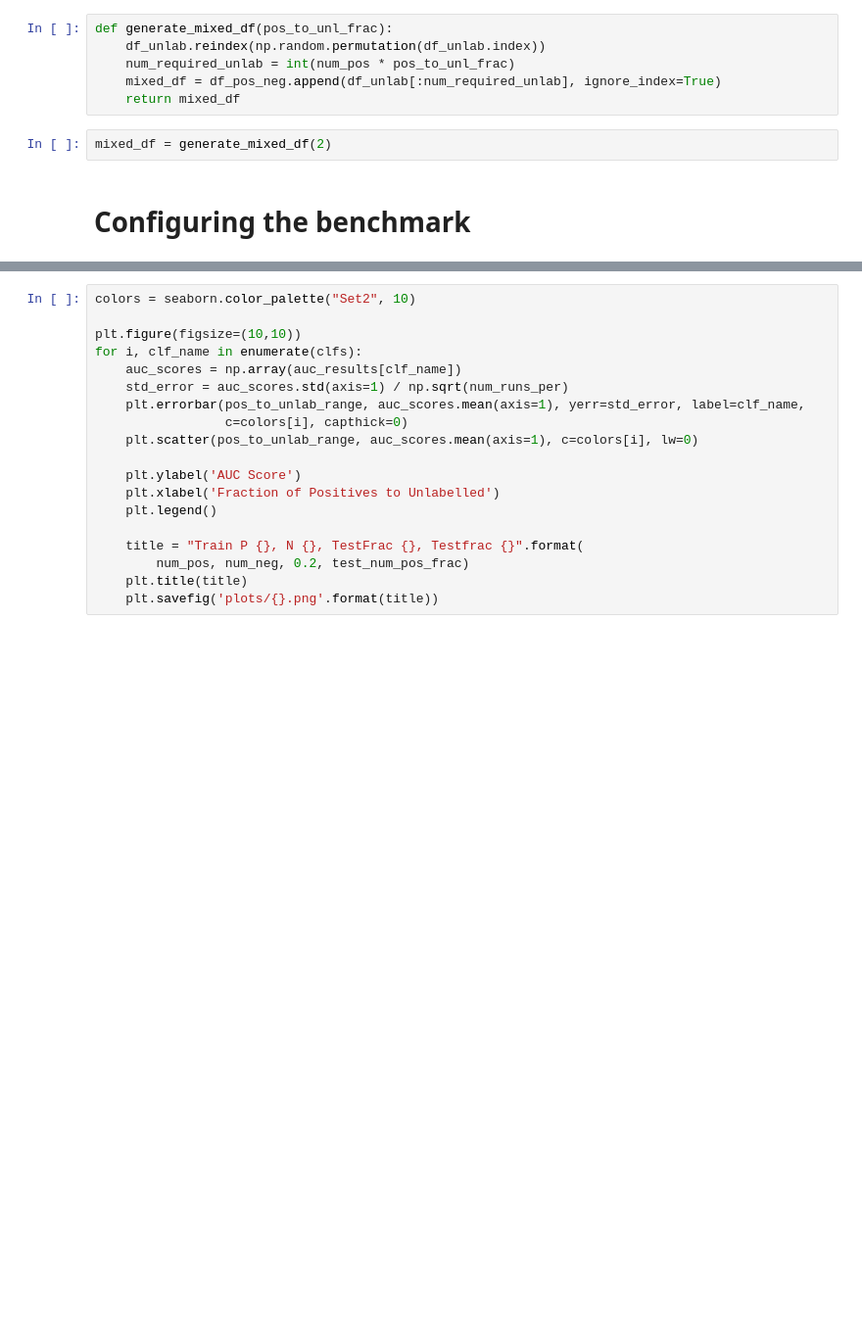
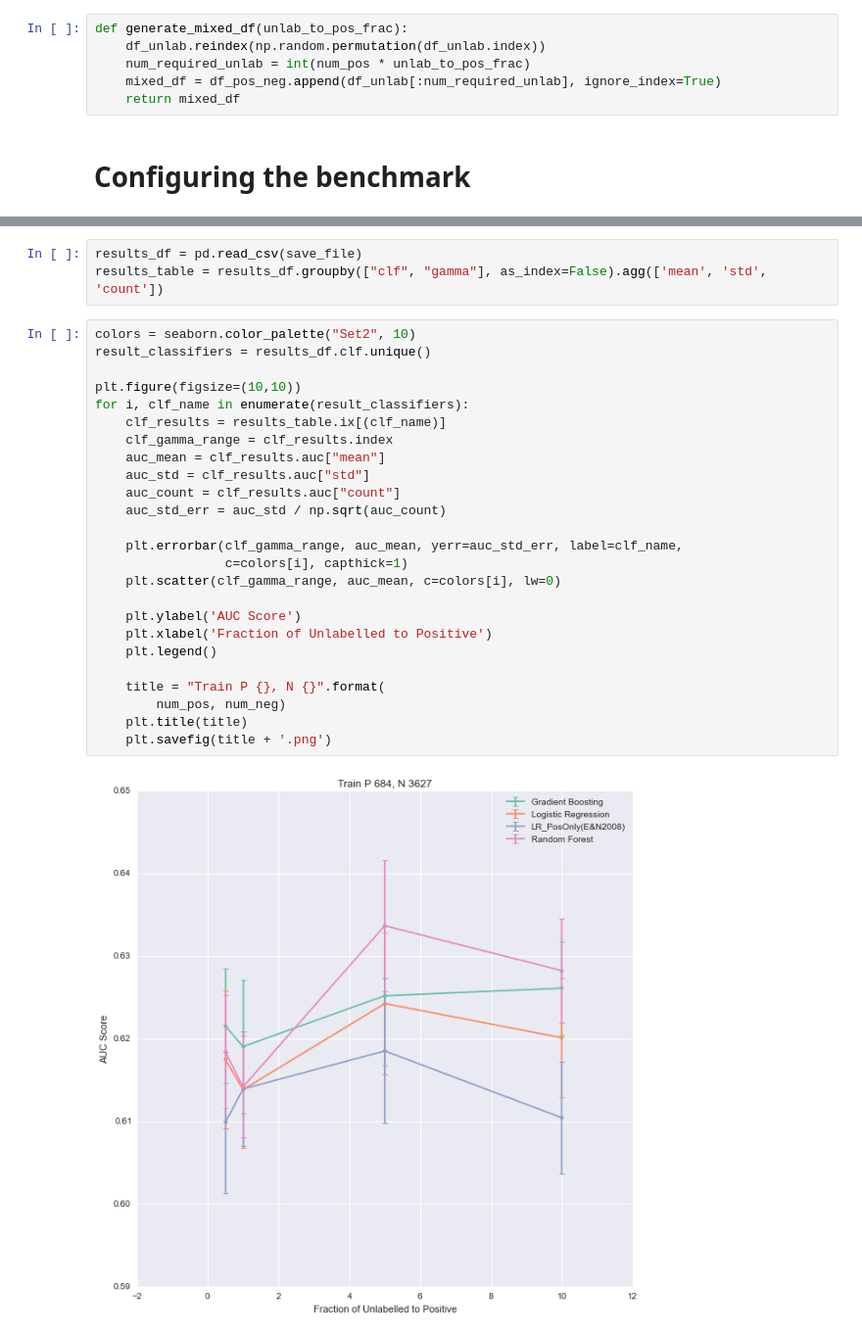
Before and after one commit to lcreyes/GI, a Jupyter notebook: notebook/Test1 AUC vs K.ipynb, the cells around one changed output, grey strips where cells are left out. Shown: that part at 98% size. Cells and saved outputs as stored; diff of their text form; blank space fills up the shorter version.

```diff
--- a/notebook/Test1 AUC vs K.ipynb
+++ b/notebook/Test1 AUC vs K.ipynb
@@ -69,12 +67,10 @@ dtype: int64
 df_pos_neg = df[df['label'] != 0]
 df_unlab = df[df['label'] == 0]
 # %%
-def generate_mixed_df(pos_to_unl_frac):
+def generate_mixed_df(unlab_to_pos_frac):
     df_unlab.reindex(np.random.permutation(df_unlab.index))
-    num_required_unlab = int(num_pos * pos_to_unl_frac)
+    num_required_unlab = int(num_pos * unlab_to_pos_frac)
     mixed_df = df_pos_neg.append(df_unlab[:num_required_unlab], ignore_index=True)
     return mixed_df
-# %%
-mixed_df = generate_mixed_df(2)
 # %% [markdown]
 # Configuring the benchmark
@@ -126,19 +181,30 @@ INFO:voya_notebook:Running classifiers for gamma=30 (0/2)
+# %%
+results_df = pd.read_csv(save_file)
+results_table = results_df.groupby(["clf", "gamma"], as_index=False).agg(['mean', 'std', 'count'])
 # %%
 colors = seaborn.color_palette("Set2", 10)
+result_classifiers = results_df.clf.unique()
 
 plt.figure(figsize=(10,10))
-for i, clf_name in enumerate(clfs):
-    auc_scores = np.array(auc_results[clf_name])
-    std_error = auc_scores.std(axis=1) / np.sqrt(num_runs_per)
-    plt.errorbar(pos_to_unlab_range, auc_scores.mean(axis=1), yerr=std_error, label=clf_name,
-                 c=colors[i], capthick=0)
-    plt.scatter(pos_to_unlab_range, auc_scores.mean(axis=1), c=colors[i], lw=0)
+for i, clf_name in enumerate(result_classifiers):
+    clf_results = results_table.ix[(clf_name)]
+    clf_gamma_range = clf_results.index
+    auc_mean = clf_results.auc["mean"]
+    auc_std = clf_results.auc["std"]
+    auc_count = clf_results.auc["count"]
+    auc_std_err = auc_std / np.sqrt(auc_count)
+
+    plt.errorbar(clf_gamma_range, auc_mean, yerr=auc_std_err, label=clf_name,
+                 c=colors[i], capthick=1)
+    plt.scatter(clf_gamma_range, auc_mean, c=colors[i], lw=0)
 
     plt.ylabel('AUC Score')
-    plt.xlabel('Fraction of Positives to Unlabelled')
+    plt.xlabel('Fraction of Unlabelled to Positive')
     plt.legend()
 
-    title = "Train P {}, N {}, TestFrac {}, Testfrac {}".format(
-        num_pos, num_neg, 0.2, test_num_pos_frac)
+    title = "Train P {}, N {}".format(
+        num_pos, num_neg)
     plt.title(title)
-    plt.savefig('plots/{}.png'.format(title))
+    plt.savefig(title + '.png')
+# %% [output]
+[figure, added]
```
Also changed, not shown: parts of 12 cells of this notebook, 1 other file.
